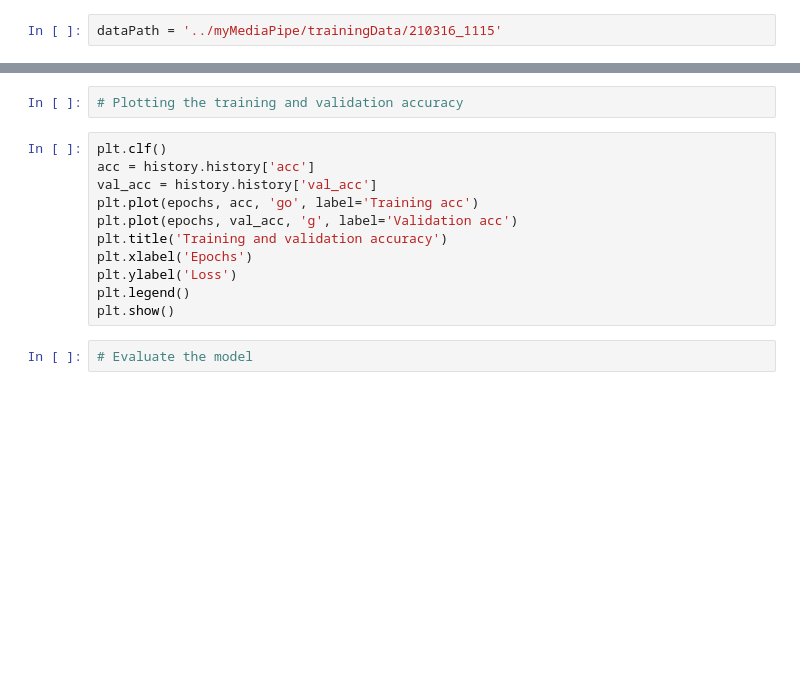
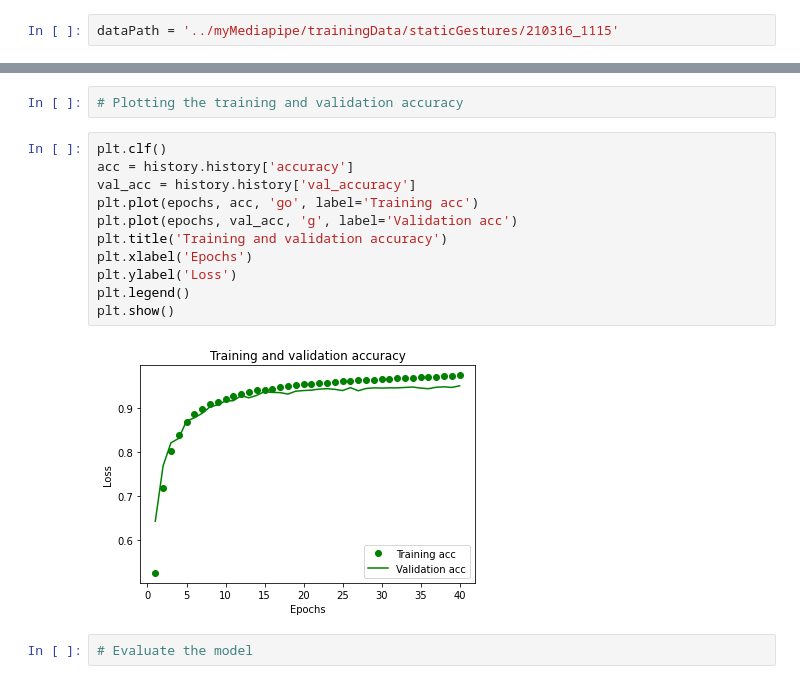
Before and after one commit to chnghia/mediapipe, a Jupyter notebook: notebooks/static_gestures.ipynb, the cells around one changed output, grey strips where cells are left out. Drawn from its saved outputs; the diff is of its cells as text; blank space fills up the shorter version.

```diff
--- a/notebooks/static_gestures.ipynb
+++ b/notebooks/static_gestures.ipynb
@@ -3,7 +3,7 @@ import os
 import pandas as pd
 import numpy as np
 # %%
-dataPath = '../myMediaPipe/trainingData/210316_1115'
+dataPath = '../myMediapipe/trainingData/staticGestures/210316_1115'
 # %%
 !ls $dataPath
 # %% [output]
@@ -152,15 +236,17 @@ plt.show()
 # Plotting the training and validation accuracy
 # %%
 plt.clf()
-acc = history.history['acc']
-val_acc = history.history['val_acc']
+acc = history.history['accuracy']
+val_acc = history.history['val_accuracy']
 plt.plot(epochs, acc, 'go', label='Training acc')
 plt.plot(epochs, val_acc, 'g', label='Validation acc')
 plt.title('Training and validation accuracy')
 plt.xlabel('Epochs')
 plt.ylabel('Loss')
 plt.legend()
 plt.show()
+# %% [output]
+[figure, added]
 # %%
 # Evaluate the model
 # %%
```
Also changed, not shown: parts of 15 cells of this notebook, 2 other files.
